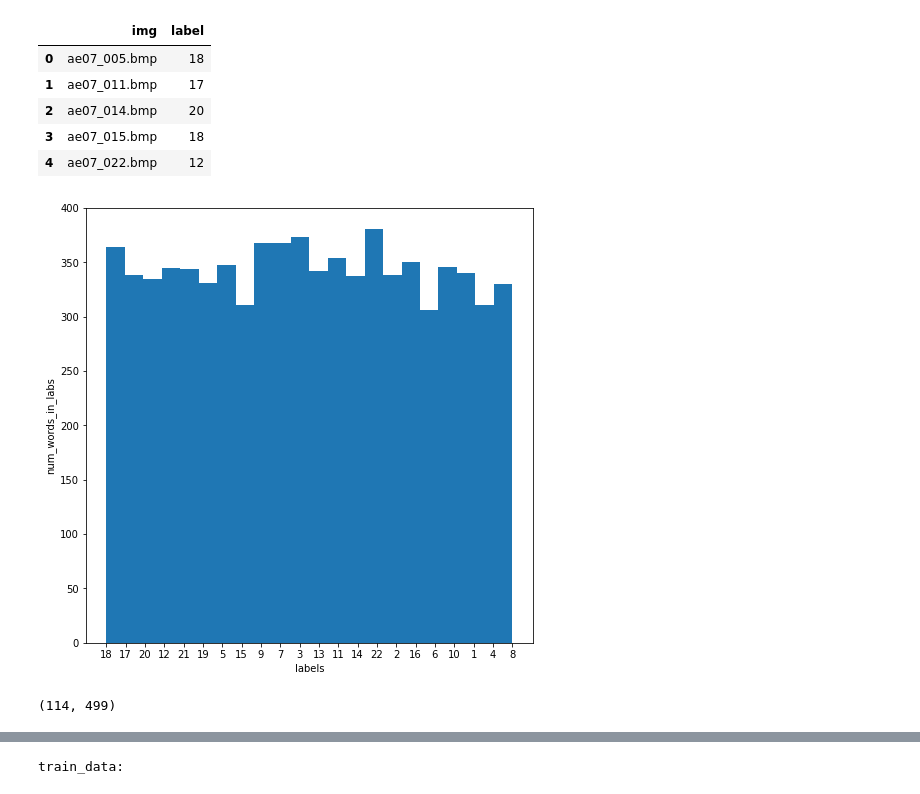
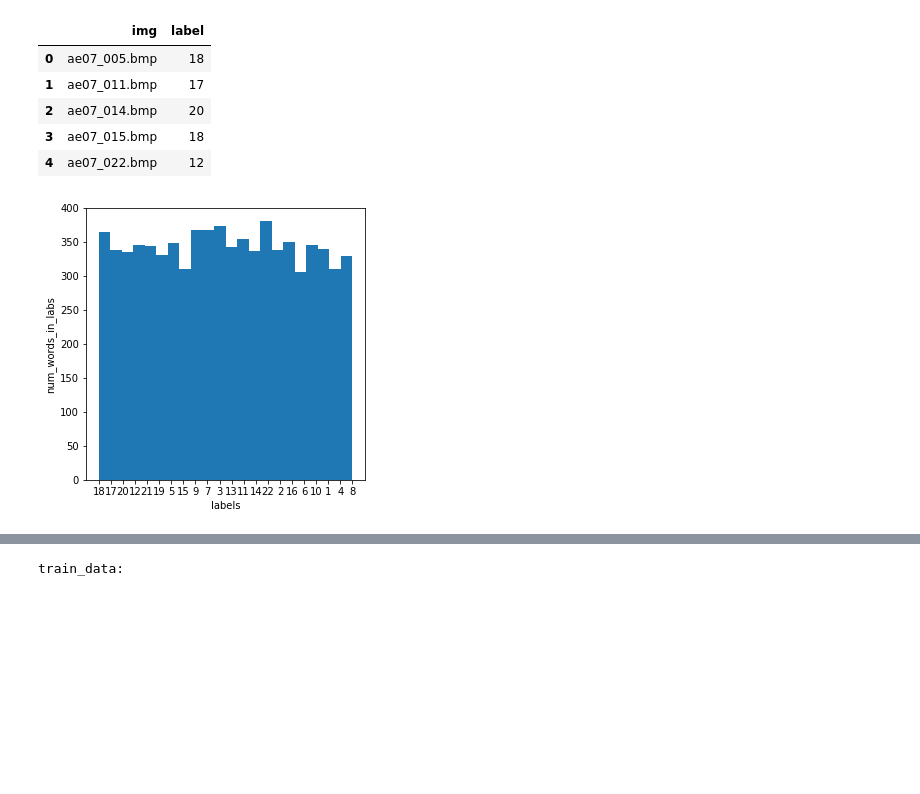
Before and after one commit to amFarrouk/OCR_prj, a Jupyter notebook: simpleCNN.ipynb, the cells around one changed output, grey strips where cells are left out. Saved outputs shown, nothing was run; the diff lists cells and outputs as text; code cells hidden in the pictures; blank space fills up the shorter version.

Commit message:
modified graphing and callback

```diff
--- a/simpleCNN.ipynb
+++ b/simpleCNN.ipynb
@@ -58,16 +58,11 @@ images_df.head()
 labels=images_df['label']
 labels=labels.to_numpy()
 # %%
-plt.figure(figsize=(8,8))
+plt.figure(figsize=(5,5))
 plt.xlim()
 plt.xlabel("labels")
 plt.ylabel("num_words_in_labs")
 plt.hist(labels,bins=22)
 plt.show()
 # %% [output]
-[figure, old version]
+[figure, new version]
-# %%
-img=cv2.imread("./bdh/ae07_005.bmp",cv2.IMREAD_GRAYSCALE)
-img.shape
-# %% [output]
-(114, 499)
```
Also changed, not shown: parts of 26 cells of this notebook.
